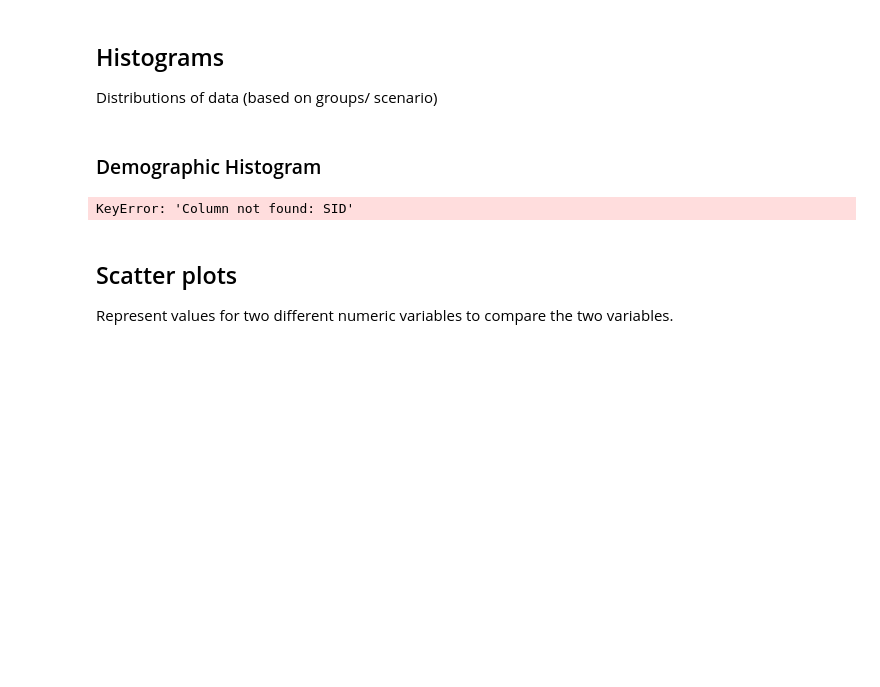
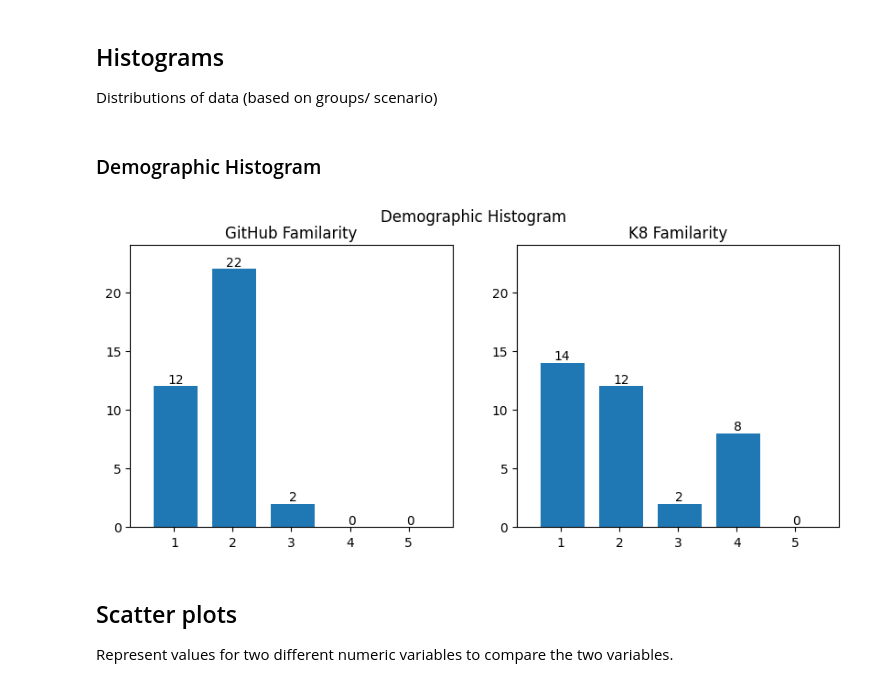
Before and after one commit to yoBoyio/E4_SEM, a Jupyter notebook: Colab_Template.ipynb, the cells around one changed output. Drawn from its saved outputs; the diff is of its cells as text; code cells hidden in the pictures; blank space fills up the shorter version.

```diff
--- a/Colab_Template.ipynb
+++ b/Colab_Template.ipynb
@@ -68,20 +68,20 @@ def produce_histogram(ax, data, group, groupVals, field, min, max, colors):
 # %% [markdown]
 ### Demographic Histogram
 # %%
-max_ylim = max(data.groupby(["DemoM1"])["SID"].count().max(), data.groupby(["DemoM2"])["SID"].count().max()) + 2
+max_ylim = max(data.groupby(["GitHub Familarity"])["SID"].count().max(), data.groupby(["K8 Familarity"])["SID"].count().max()) + 2
 
 fig, (ax1, ax2) = plt.subplots(1, 2, figsize=(10, 4))
 
-ax1 = produce_histogram(ax1, data, None, None, "DemoM1", MIN_DEMO1, MAX_DEMO1, GROUP_COLORS)
+ax1 = produce_histogram(ax1, data, None, None, "GitHub Familarity", MIN_DEMO1, MAX_DEMO1, GROUP_COLORS)
 ax1.set_ylim([0,max_ylim])
 
-ax2 = produce_histogram(ax2, data, None, None, "DemoM2", MIN_DEMO2, MAX_DEMO2, GROUP_COLORS)
+ax2 = produce_histogram(ax2, data, None, None, "K8 Familarity", MIN_DEMO2, MAX_DEMO2, GROUP_COLORS)
 ax2.set_ylim([0,max_ylim])
 
 fig.suptitle("Demographic Histogram")
 plt.show()
 # %% [output]
-KeyError: 'Column not found: SID'
+[figure, added]
 # %% [markdown]
 ## Scatter plots
 Represent values for two different numeric variables to compare the two variables.
```
Also changed, not shown: parts of 5 cells of this notebook, 2 other files.
